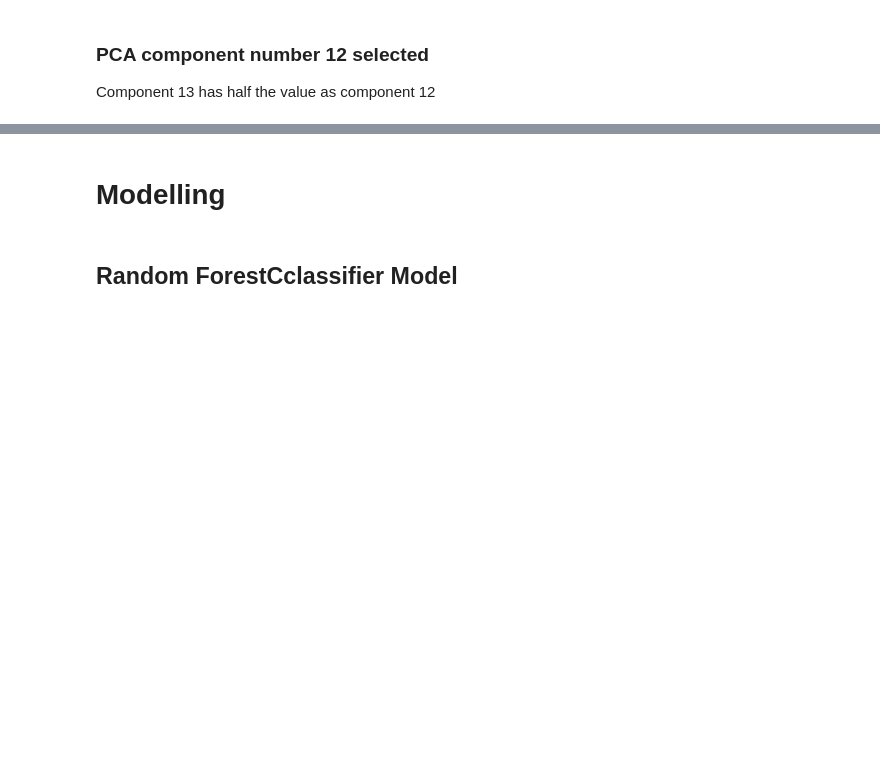
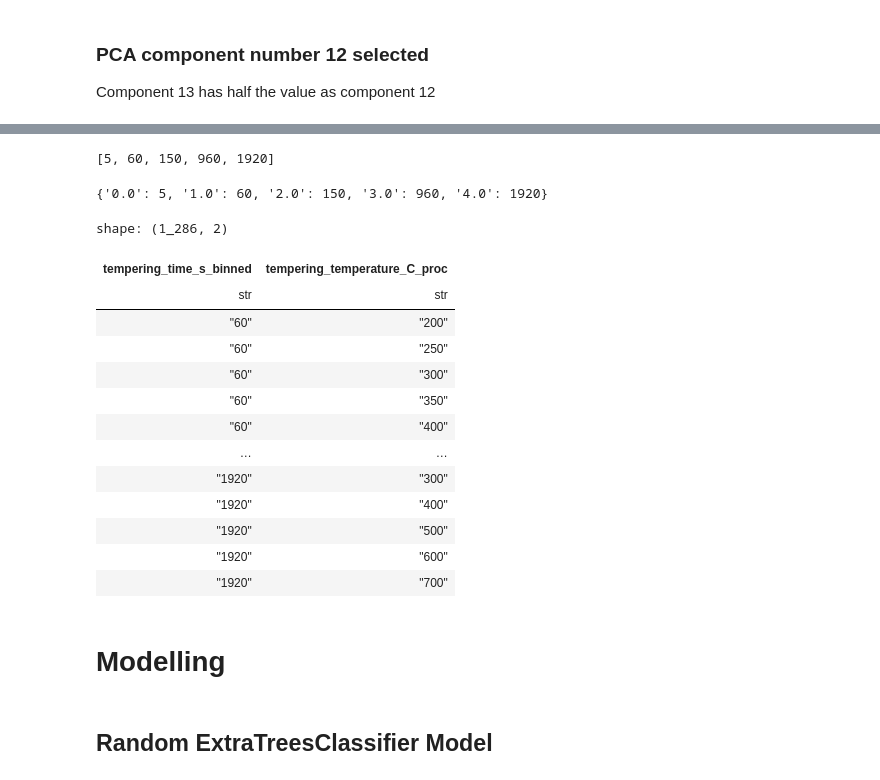
Before and after one commit to Nate-Sheibley/Mild-Steel-Tempering, a Jupyter notebook: Mild_Steel_Tempering-main.ipynb, the cells around one changed output, grey strips where cells are left out. Cells and saved outputs as stored; diff of their text form; code cells hidden in the pictures; blank space fills up the shorter version.

```diff
--- a/Mild_Steel_Tempering-main.ipynb
+++ b/Mild_Steel_Tempering-main.ipynb
@@ -1538 +1613,46 @@ y = pl.read_csv(f"{resources_path}/y.csv", schema=pl.Schema({"tempering_time_s_p
+# %%
+to_bin = bin_this.reshape((-1,1))
+binner = KBinsDiscretizer(n_bins = 5, encode='ordinal', strategy='quantile')
+binner.fit(to_bin)
+binned = binner.transform(to_bin)
+bin_labels = []
+
+edges = binner.bin_edges_[0]
+for i in range(len(edges)-1):
+    #TODO: address
+    label = f"< {edges [i + 1] / 60} min"
+    label = edges [i + 1] / 60
+    bin_labels.append(int(label))
+bin_labels
+# %% [output]
+[5, 60, 150, 960, 1920]
+# %%
+dict_label_bins = dict(zip(['0.0','1.0','2.0','3.0','4.0'], bin_labels))
+dict_label_bins
+# %% [output]
+{'0.0': 5, '1.0': 60, '2.0': 150, '3.0': 960, '4.0': 1920}
+# %%
+to_label = pl.DataFrame(binned).with_columns(pl.col('column_0')\
+                                             .alias('tempering_time_s_binned'))\
+                                                .select('tempering_time_s_binned')
+y_time_binned = to_label.with_columns(pl.col('tempering_time_s_binned').cast(pl.String)\
+                                      .replace(dict_label_bins))
+# %%
+y = pl.concat([y_time_binned, t_temp_proc], how='horizontal')
+y
+# %% [output]
+shape: (1_286, 2)
+| tempering_time_s_binned | tempering_temperature_C_proc |
+| str | str |
+| "60" | "200" |
+| "60" | "250" |
+| "60" | "300" |
+| "60" | "350" |
+| "60" | "400" |
+| … | … |
+| "1920" | "300" |
+| "1920" | "400" |
+| "1920" | "500" |
+| "1920" | "600" |
+| "1920" | "700" |
 # %%
@@ -1540,5 +1663,5 @@ X_train, X_test, y_train, y_test = train_test_split(df_pca.to_numpy(), y.to_nump
 # %% [markdown]
 # Modelling
 # %% [markdown]
-## Random ForestCclassifier Model
+## Random ExtraTreesClassifier Model
 # %%
```
Also changed, not shown: parts of 41 cells of this notebook, 2 other files.
